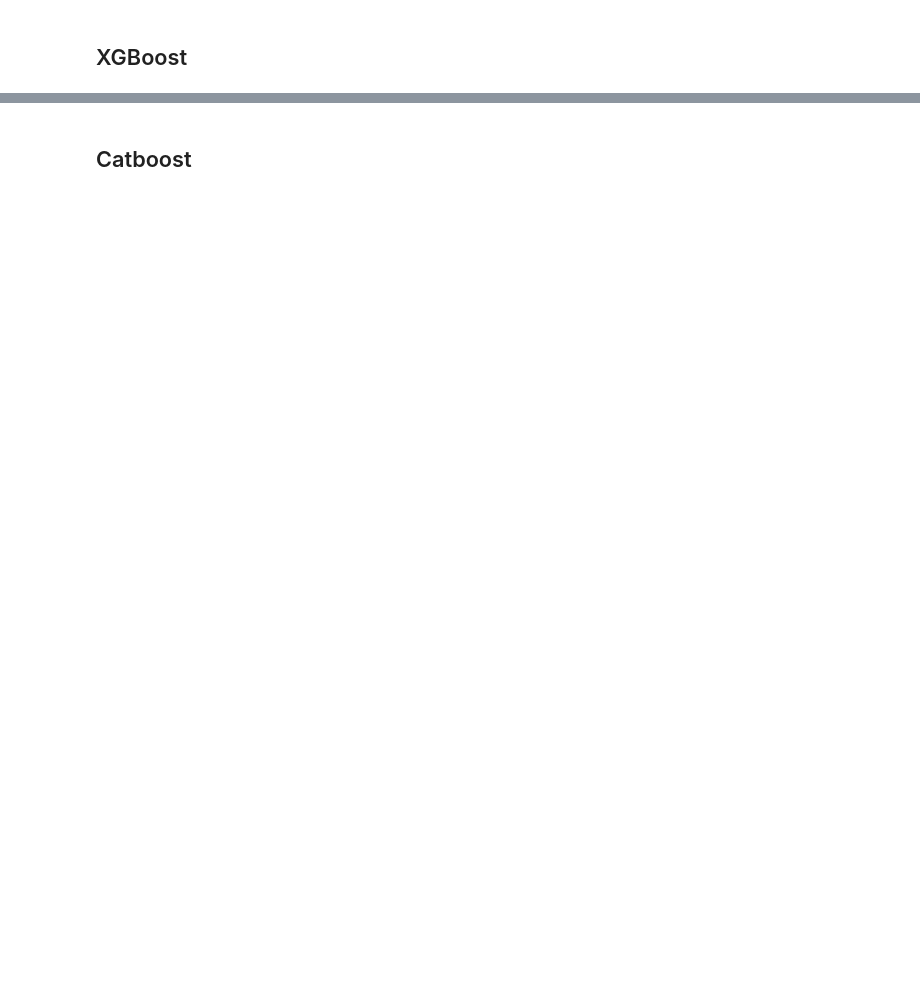
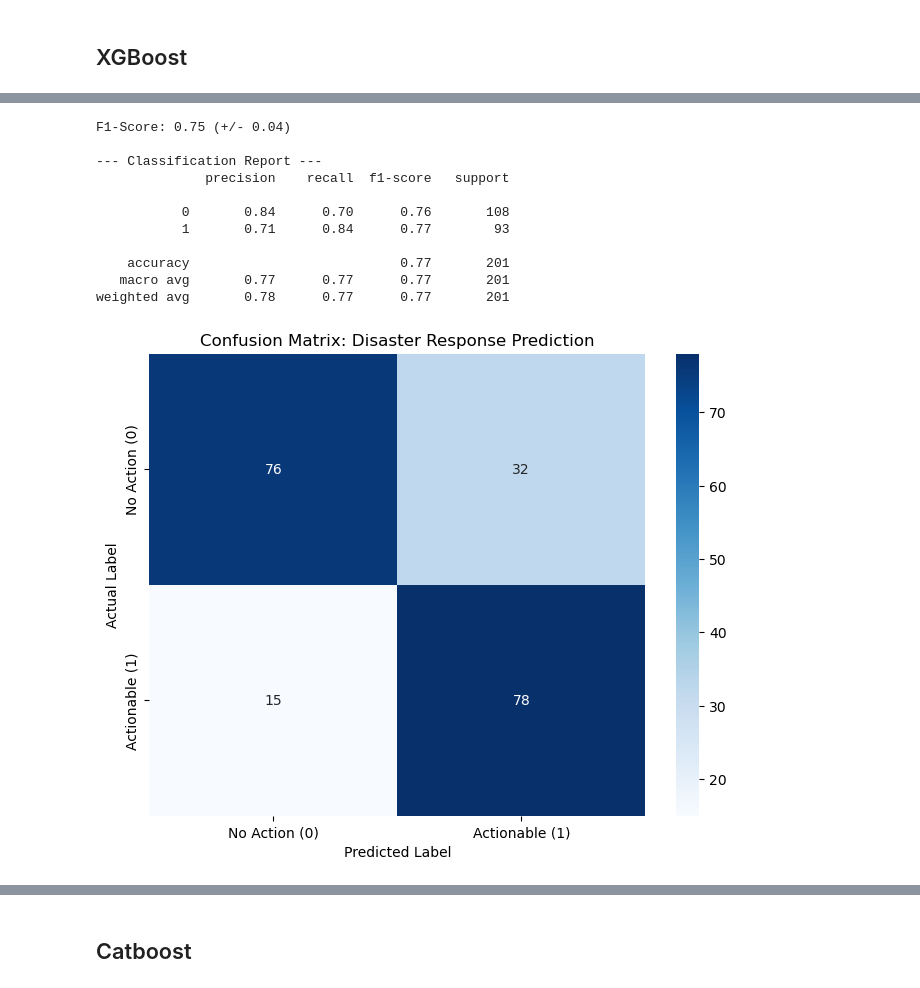
Before and after one commit to itsqal/LIK-disaster-risk-modeling, a Jupyter notebook: comparison_modeling.ipynb, the cells around one changed output, grey strips where cells are left out. Saved outputs shown, nothing was run; the diff lists cells and outputs as text; code cells hidden in the pictures; blank space fills up the shorter version.

```diff
--- a/comparison_modeling.ipynb
+++ b/comparison_modeling.ipynb
@@ -254,0 +349,16 @@ weighted avg       0.82      0.81      0.81       134
+# %%
+# Evaluate the 30 split
+evaluate_model(xgb_30, test_size=0.3, mean_score=mean_score_xgb_30, std_score=std_score_xgb_30)
+# %% [output]
+F1-Score: 0.75 (+/- 0.04)
+
+--- Classification Report ---
+              precision    recall  f1-score   support
+
+           0       0.84      0.70      0.76       108
+           1       0.71      0.84      0.77        93
+
+    accuracy                           0.77       201
+   macro avg       0.77      0.77      0.77       201
+weighted avg       0.78      0.77      0.77       201
+[figure, added]
```
Also changed, not shown: parts of 39 cells of this notebook, 3 other files.
